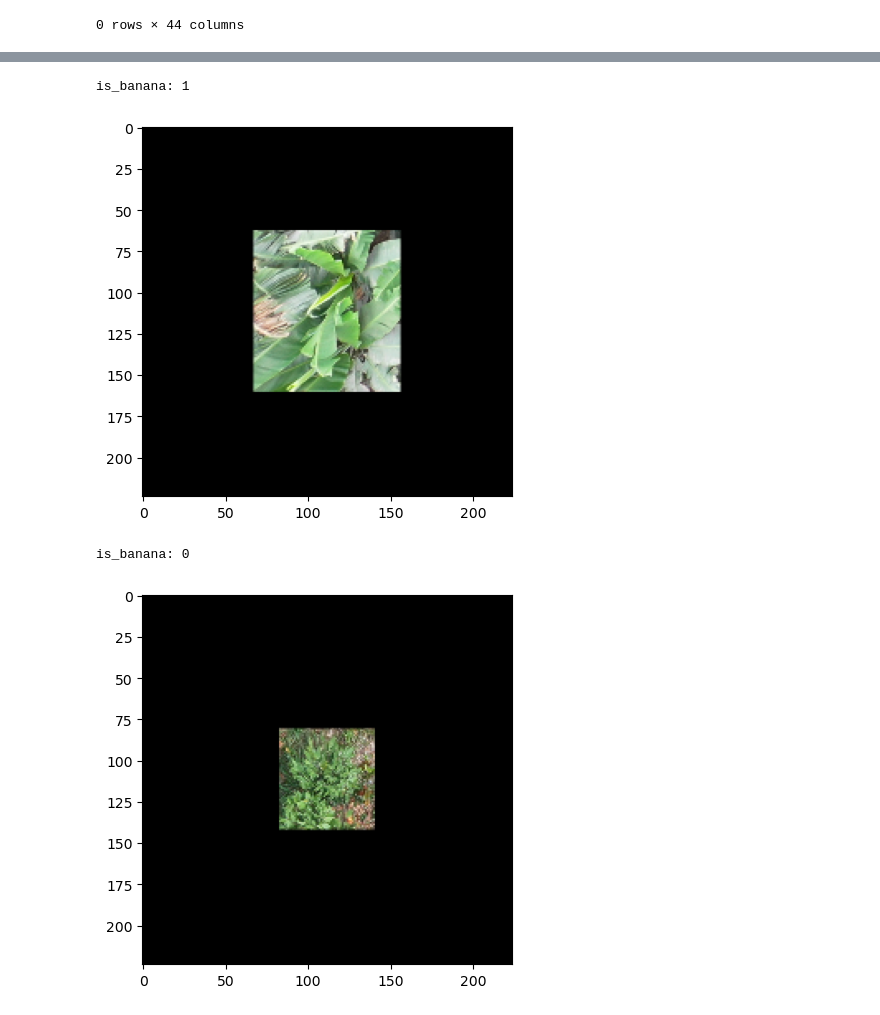
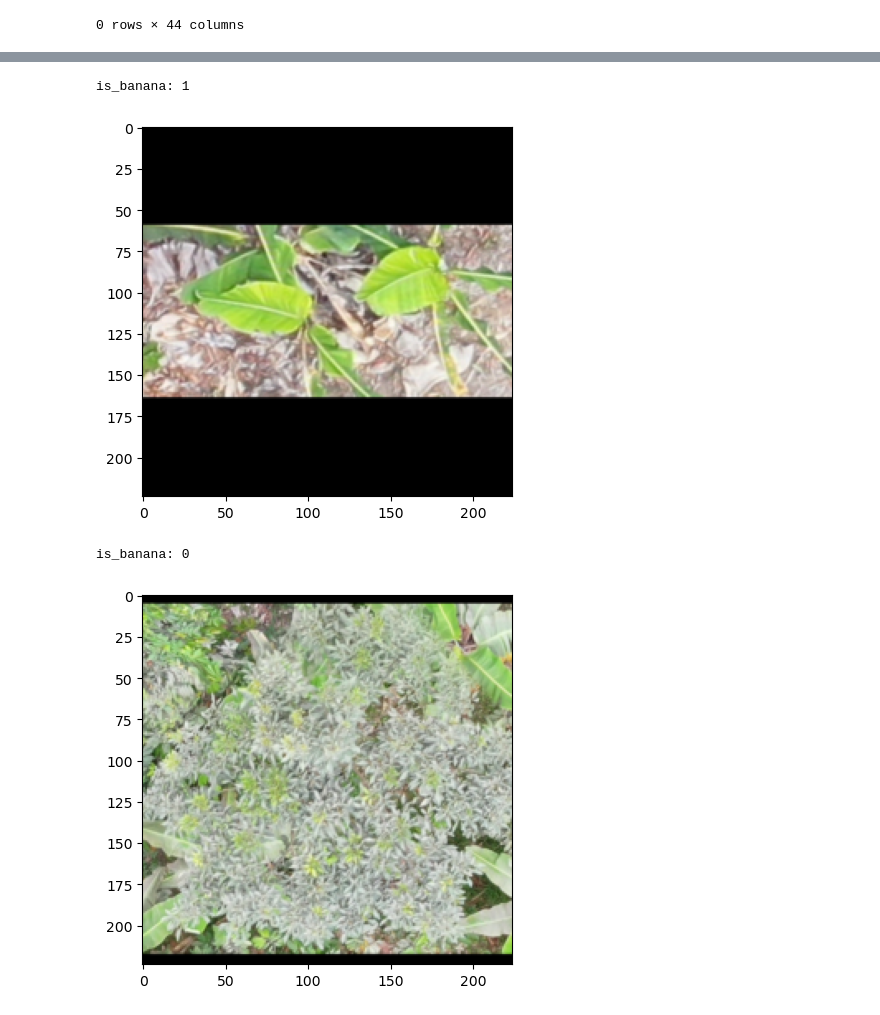
Before and after one commit to lazreqd/Trees, a Jupyter notebook: Payel/notebooks/few_images.ipynb, the cells around one changed output, grey strips where cells are left out. Cells and saved outputs as stored; diff of their text form; code cells hidden in the pictures.

Commit message:
Updated few_images.ipynb notebook

```diff
--- a/Payel/notebooks/few_images.ipynb
+++ b/Payel/notebooks/few_images.ipynb
@@ -52,7 +54,8 @@ final_small
 # %%
 #train, trees_test = train_test_split(final, shuffle = True, random_state = 900, test_size = 0.2)
 # %%
-trees_train, trees_valid = train_test_split(final_small, shuffle = True, random_state = 900, test_size = 0.2)
+trees_train, trees_valid = train_test_split(final_small, shuffle = True, random_state = 900, test_size = 0.3,
+                                           stratify=final_small.banana.values)
 # %%
 trees_train
 # %% [output]
@@ -191,5 +200,5 @@ trees_train.loc[trees_train['group']=='banana']
 # %%
-n = 10
+n = 15
 img_name = trees_train.iloc[n, 0]
 print(img_name)
 # %% [output]
@@ -241,11 +263,13 @@ def center_crop(img, dim):
 # %%
 preprocess = transforms.Compose([
-
+                     #NewPad(),
                      #transforms.RandomResizedCrop(224),
-                     transforms.ToTensor(),
-                     transforms.Resize(224)
-                     #transforms.Normalize(mean=[0.485, 0.456, 0.406], std=[0.229, 0.224, 0.225]),
-                ])
+                     transforms.Resize(224),
+                     transforms.RandomHorizontalFlip(),
+                     transforms.ToTensor()
+                     #transforms.Resize(224)
+                     #transforms.Normalize(mean=[0.485, 0.456, 0.406], std=[0.229, 0.224, 0.225])
+])
 # %%
 class Trees(Dataset):
     def __init__(self, csv_file, root_dir, transform=None):
@@ -269,27 +293,29 @@ class Trees(Dataset):
 
         img_name = os.path.join(self.root_dir,
                                 self.trees_frame.iloc[idx, 0])
-        image = io.imread(img_name)
+        image = Image.open(img_name)
 
-        xmin = self.trees_frame.iloc[idx]['xmin']
-        ymin = self.trees_frame.iloc[idx]['ymin']
-        xmax = self.trees_frame.iloc[idx]['xmax']
-        ymax = self.trees_frame.iloc[idx]['ymax']
+        xmin = int(self.trees_frame.iloc[idx]['xmin'])
+        ymin = int(self.trees_frame.iloc[idx]['ymin'])
+        xmax = int(self.trees_frame.iloc[idx]['xmax'])
+        ymax = int(self.trees_frame.iloc[idx]['ymax'])
 
-        image = image[round(ymin):round(ymax)+1, round(xmin):round(xmax)+1]
-        image = center_crop(image, [800, 800])
+        image = image.crop((xmin, ymin, xmax, ymax))
+        image = expand2square(image, (0, 0, 0))
+        image = preprocess(image)
+        #image = image[round(ymin):round(ymax)+1, round(xmin):round(xmax)+1]
+        #image = center_crop(image, [800, 800])
 
-        border_height = round((800 - image.shape[0]) / 2)
-        border_width  = round((800 - image.shape[1]) / 2)
+        #border_height = round((800 - image.shape[0]) / 2)
+        #border_width  = round((800 - image.shape[1]) / 2)
 
-        image = cv2.copyMakeBorder(image, border_height, border_height, border_width, border_width, cv2.BORDER_CONSTANT, None, value = 0)
+        #image = cv2.copyMakeBorder(image, border_height, border_height, border_width, border_width, cv2.BORDER_CONSTANT, None, value = 0)
 
         is_banana = self.trees_frame.iloc[idx]['banana']
 
         #image = Image.fromarray(image)
 
         #image = transforms.Resize(224)
-        image = preprocess(image)
 
 
         sample = image, int(is_banana)
@@ -336,17 +361,17 @@ plt.hist(tvalid[0][0].ravel(), density=True)
 # %%
-im, label = ttrain[1]
+im, label = ttrain[50]
 plt.imshow(im.permute(1,2,0))
 print('is_banana:',label)
 # %% [output]
 is_banana: 1
-[figure, old version]
+[figure, new version]
 # %%
-im, label = ttrain[3]
+im, label = tvalid[20]
 plt.imshow(im.permute(1,2,0))
 print('is_banana:',label)
 # %% [output]
 is_banana: 0
-[figure, old version]
+[figure, new version]
 # %%
 for i in range(len(ttrain)):
     sample = ttrain[i]
```
Also changed, not shown: parts of 38 cells of this notebook.
